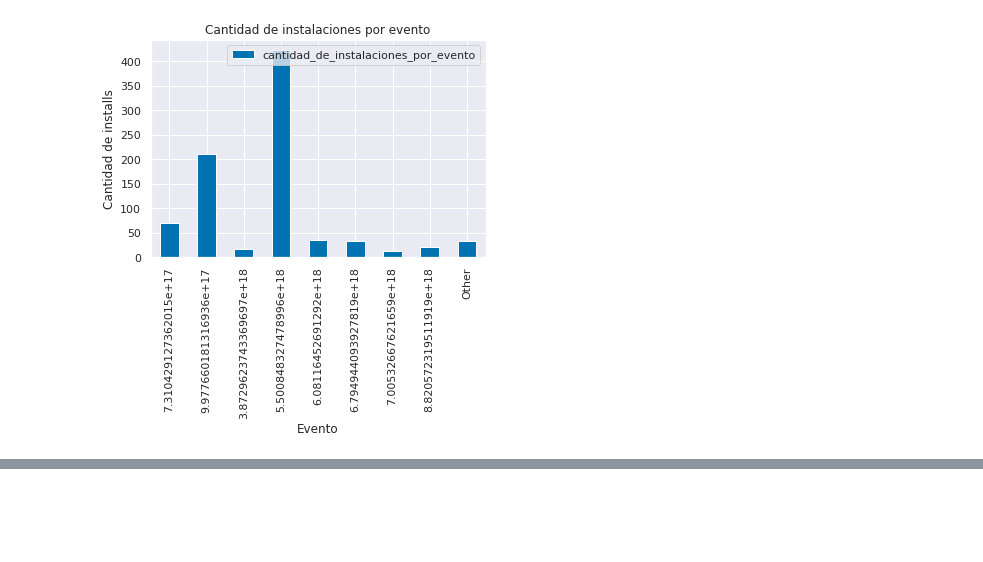
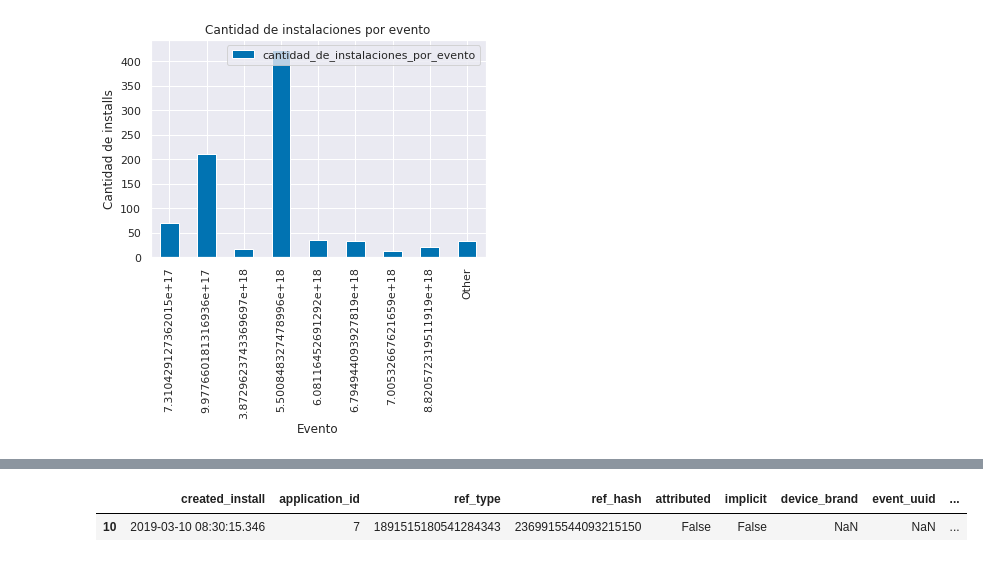
Before and after one commit to mateoicalvo/7506, a Jupyter notebook: tp1/analisis/installs/AnalisisInstalls.ipynb, the cells around one changed output, grey strips where cells are left out. Cells and saved outputs as stored; diff of their text form; code cells hidden in the pictures; blank space fills up the shorter version.

```diff
--- a/tp1/analisis/installs/AnalisisInstalls.ipynb
+++ b/tp1/analisis/installs/AnalisisInstalls.ipynb
@@ -23,6 +23,10 @@ columnas_cargar = ['event_uuid', 'attributed', 'kind']
 eventos = pd.read_csv('../../../data/events.csv', usecols=columnas_cargar)
 
 eventos= eventos.rename(columns = {"attributed": "attributed_evento", 'kind': 'kind_evento'})
+
+columnas_cargar = ['created', 'touchX', 'touchY', 'ref_hash']
+
+clicks = pd.read_csv('../../../data/clicks.csv', usecols = columnas_cargar, parse_dates=["created"])
 # %%
 installs.dtypes
 # %% [output]
@@ -172,0 +191,9 @@ install_evento.head()
+# %%
+install_click = pd.merge(installs.dropna(subset=['ref_hash']), clicks , how='inner', on='ref_hash')
+install_click = install_click.rename(columns = {'created_y': 'created_click'})
+install_click['created_click'] = install_click['created_click'].dt.tz_convert(None)
+install_click = install_click.rename(columns = {'created_x': 'created_install'})
+install_click[install_click['created_install'].dt.date == (install_click['created_click'].dt.date) ]
+# %% [output]
+|  | created_install | application_id | ref_type | ref_hash | attributed | implicit | device_brand | event_uuid | ... |
+| 10 | 2019-03-10 08:30:15.346 | 7 | 1891515180541284343 | 2369915544093215150 | False | False | NaN | NaN | ... |
```
Also changed, not shown: parts of 6 cells of this notebook.
